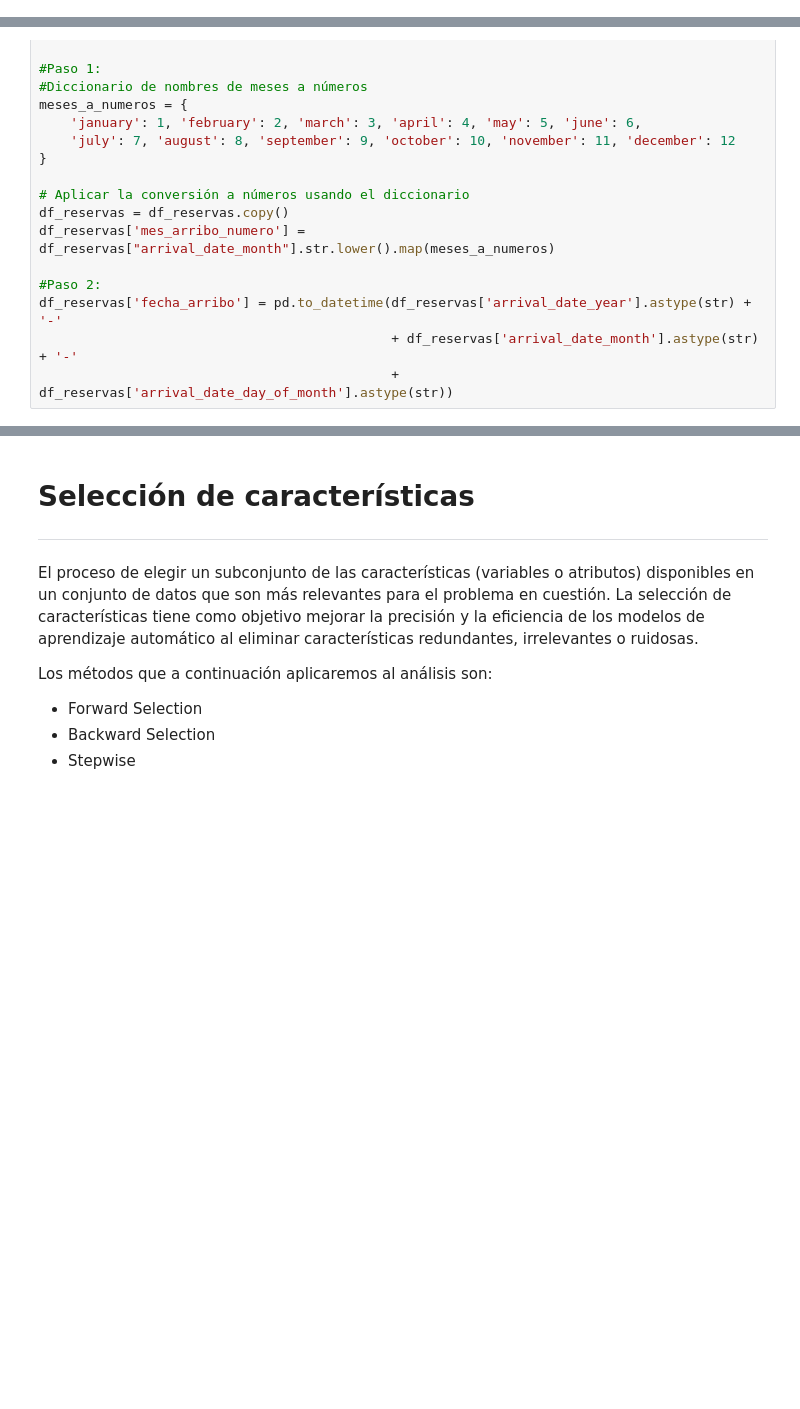
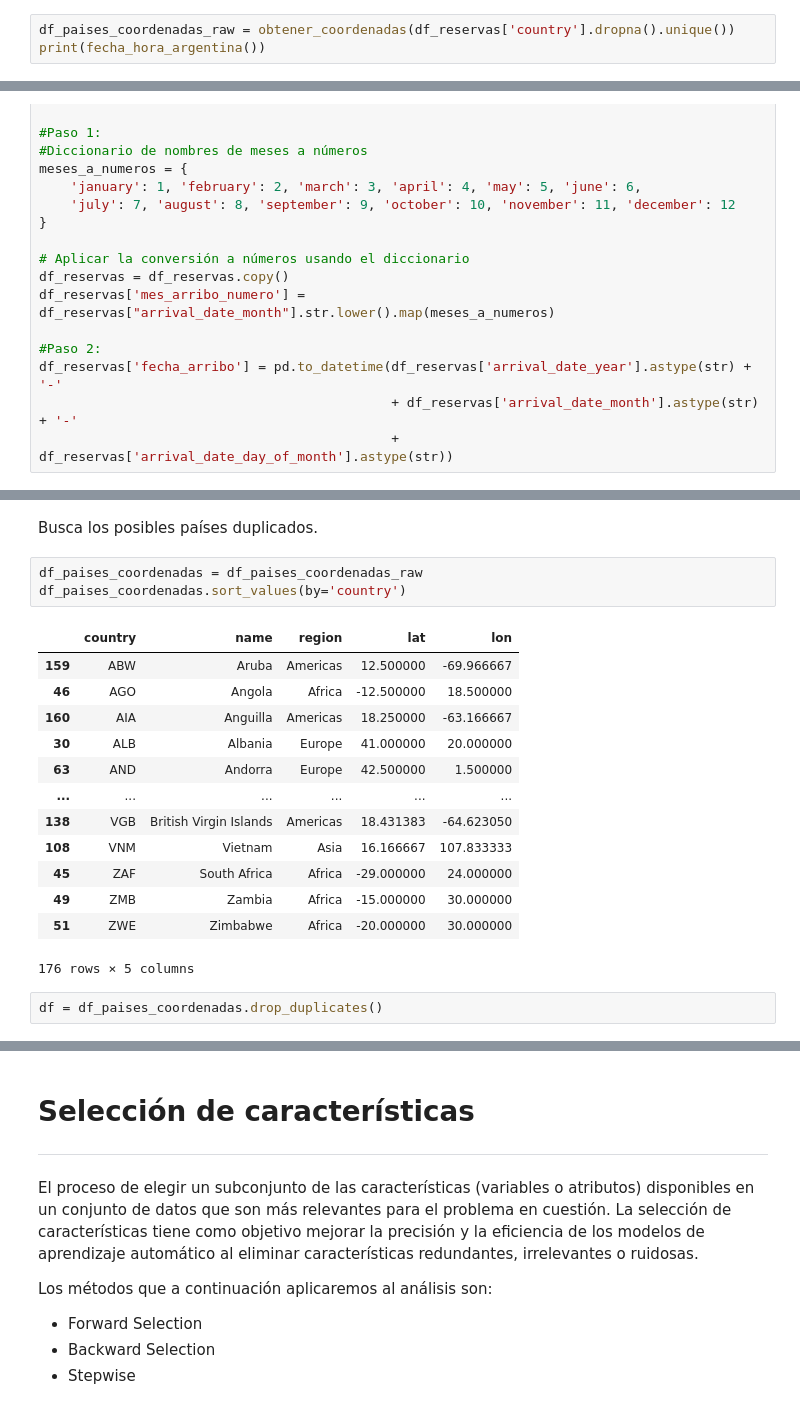
Before and after one commit to omanofx/entregable_1, a Jupyter notebook: Primera_Entrega_Omar_Fernandez.ipynb, the cells around one changed output, grey strips where cells are left out. Cells and saved outputs as stored; diff of their text form; blank space fills up the shorter version.

```diff
--- a/Primera_Entrega_Omar_Fernandez.ipynb
+++ b/Primera_Entrega_Omar_Fernandez.ipynb
@@ -444,0 +310,3 @@ array([[<Axes: title={'center': 'is_canceled'}>,
+# %%
+df_paises_coordenadas_raw = obtener_coordenadas(df_reservas['country'].dropna().unique())
+print(fecha_hora_argentina())
@@ -509,0 +396,21 @@ df_paises_coordenadas
+# %% [markdown]
+Busca los posibles países duplicados.
+# %%
+df_paises_coordenadas = df_paises_coordenadas_raw
+df_paises_coordenadas.sort_values(by='country')
+# %% [output]
+|  | country | name | region | lat | lon |
+| 159 | ABW | Aruba | Americas | 12.500000 | -69.966667 |
+| 46 | AGO | Angola | Africa | -12.500000 | 18.500000 |
+| 160 | AIA | Anguilla | Americas | 18.250000 | -63.166667 |
+| 30 | ALB | Albania | Europe | 41.000000 | 20.000000 |
+| 63 | AND | Andorra | Europe | 42.500000 | 1.500000 |
+| ... | ... | ... | ... | ... | ... |
+| 138 | VGB | British Virgin Islands | Americas | 18.431383 | -64.623050 |
+| 108 | VNM | Vietnam | Asia | 16.166667 | 107.833333 |
+| 45 | ZAF | South Africa | Africa | -29.000000 | 24.000000 |
+| 49 | ZMB | Zambia | Africa | -15.000000 | 30.000000 |
+| 51 | ZWE | Zimbabwe | Africa | -20.000000 | 30.000000 |
+176 rows × 5 columns
+# %%
+df = df_paises_coordenadas.drop_duplicates()
```
Also changed, not shown: parts of 45 cells of this notebook.
